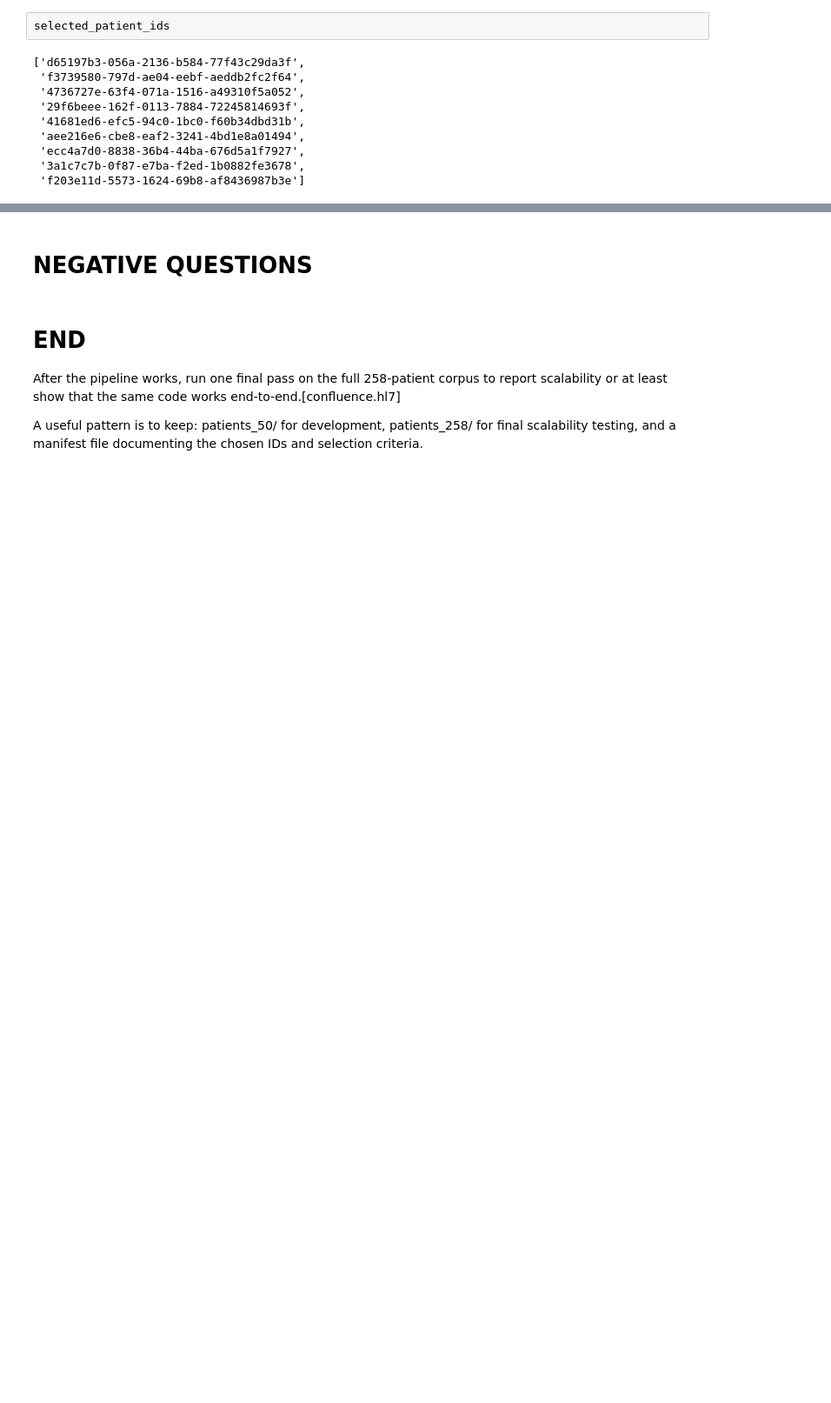
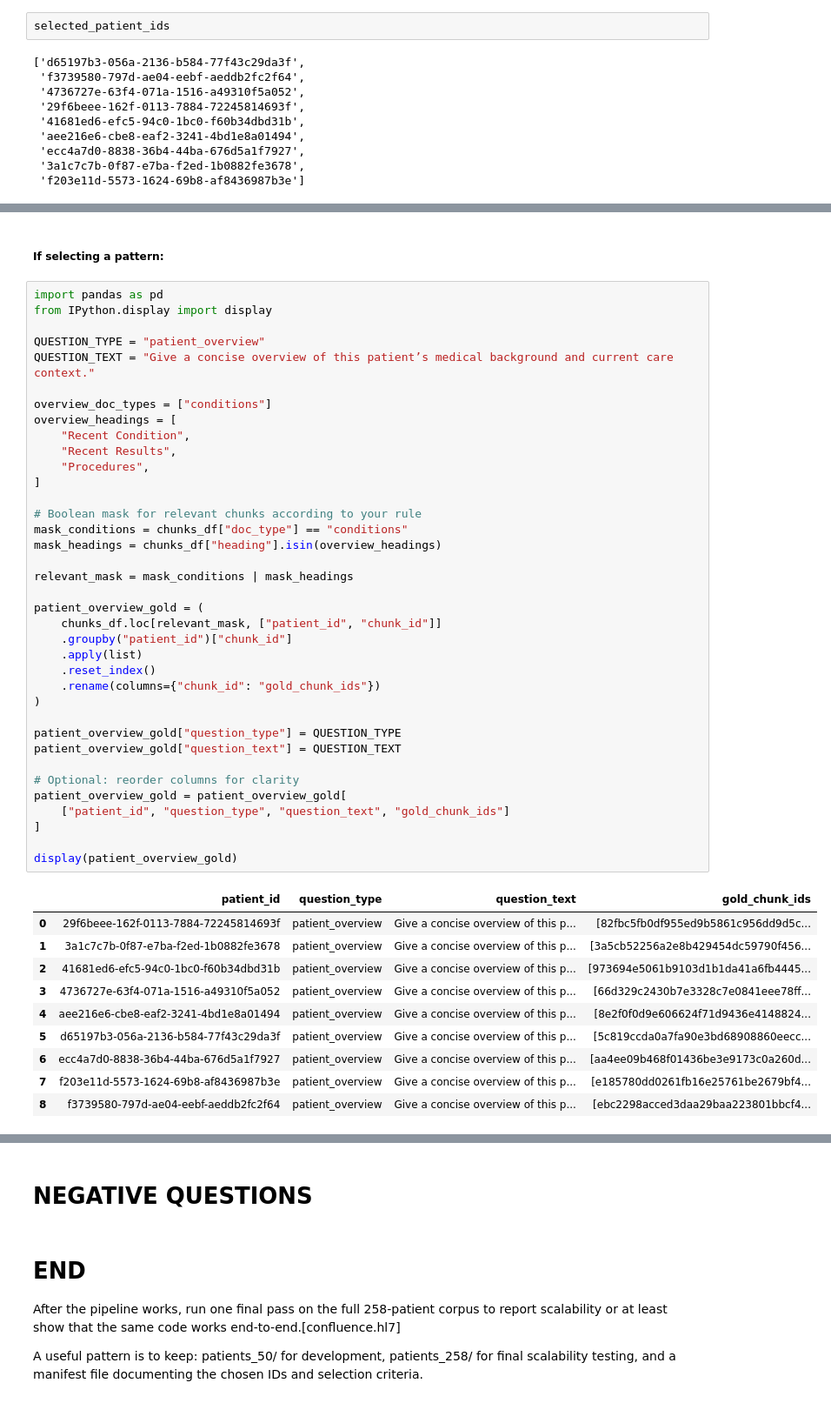
Before and after one commit to btomaszewicz/llm-zoomcamp-capstone-project, a Jupyter notebook: notebooks/rag_eval_cost.ipynb, the cells around one changed output, grey strips where cells are left out. Shown at 87% size. Drawn from its saved outputs; the diff is of its cells as text; blank space fills up the shorter version.

```diff
--- a/notebooks/rag_eval_cost.ipynb
+++ b/notebooks/rag_eval_cost.ipynb
@@ -2951,3 +3021,53 @@ display(patient_overview_annotation)
 # %% [output]
 |  | patient_id | question_type | question_text | gold_chunk_ids |
 | 0 | d65197b3-056a-2136-b584-77f43c29da3f | patient_overview | Give a concise overview of this p... | [45b0f62c2348b66d770620e4e5acfe63... |
+# %% [markdown]
+##### If selecting a pattern:
+# %%
+import pandas as pd
+from IPython.display import display
+
+QUESTION_TYPE = "patient_overview"
+QUESTION_TEXT = "Give a concise overview of this patient’s medical background and current care context."
+
+overview_doc_types = ["conditions"]
+overview_headings = [
+    "Recent Condition",
+    "Recent Results",
+    "Procedures",
+]
+
+# Boolean mask for relevant chunks according to your rule
+mask_conditions = chunks_df["doc_type"] == "conditions"
+mask_headings = chunks_df["heading"].isin(overview_headings)
+
+relevant_mask = mask_conditions | mask_headings
+
+patient_overview_gold = (
+    chunks_df.loc[relevant_mask, ["patient_id", "chunk_id"]]
+    .groupby("patient_id")["chunk_id"]
+    .apply(list)
+    .reset_index()
+    .rename(columns={"chunk_id": "gold_chunk_ids"})
+)
+
+patient_overview_gold["question_type"] = QUESTION_TYPE
+patient_overview_gold["question_text"] = QUESTION_TEXT
+
+# Optional: reorder columns for clarity
+patient_overview_gold = patient_overview_gold[
+    ["patient_id", "question_type", "question_text", "gold_chunk_ids"]
+]
+
+display(patient_overview_gold)
+# %% [output]
+|  | patient_id | question_type | question_text | gold_chunk_ids |
+| 0 | 29f6beee-162f-0113-7884-72245814693f | patient_overview | Give a concise overview of this p... | [82fbc5fb0df955ed9b5861c956dd9d5c... |
+| 1 | 3a1c7c7b-0f87-e7ba-f2ed-1b0882fe3678 | patient_overview | Give a concise overview of this p... | [3a5cb52256a2e8b429454dc59790f456... |
+| 2 | 41681ed6-efc5-94c0-1bc0-f60b34dbd31b | patient_overview | Give a concise overview of this p... | [973694e5061b9103d1b1da41a6fb4445... |
+| 3 | 4736727e-63f4-071a-1516-a49310f5a052 | patient_overview | Give a concise overview of this p... | [66d329c2430b7e3328c7e0841eee78ff... |
+| 4 | aee216e6-cbe8-eaf2-3241-4bd1e8a01494 | patient_overview | Give a concise overview of this p... | [8e2f0f0d9e606624f71d9436e4148824... |
+| 5 | d65197b3-056a-2136-b584-77f43c29da3f | patient_overview | Give a concise overview of this p... | [5c819ccda0a7fa90e3bd68908860eecc... |
+| 6 | ecc4a7d0-8838-36b4-44ba-676d5a1f7927 | patient_overview | Give a concise overview of this p... | [aa4ee09b468f01436be3e9173c0a260d... |
+| 7 | f203e11d-5573-1624-69b8-af8436987b3e | patient_overview | Give a concise overview of this p... | [e185780dd0261fb16e25761be2679bf4... |
+| 8 | f3739580-797d-ae04-eebf-aeddb2fc2f64 | patient_overview | Give a concise overview of this p... | [ebc2298acced3daa29baa223801bbcf4... |
```
Also changed, not shown: parts of 22 cells of this notebook.
